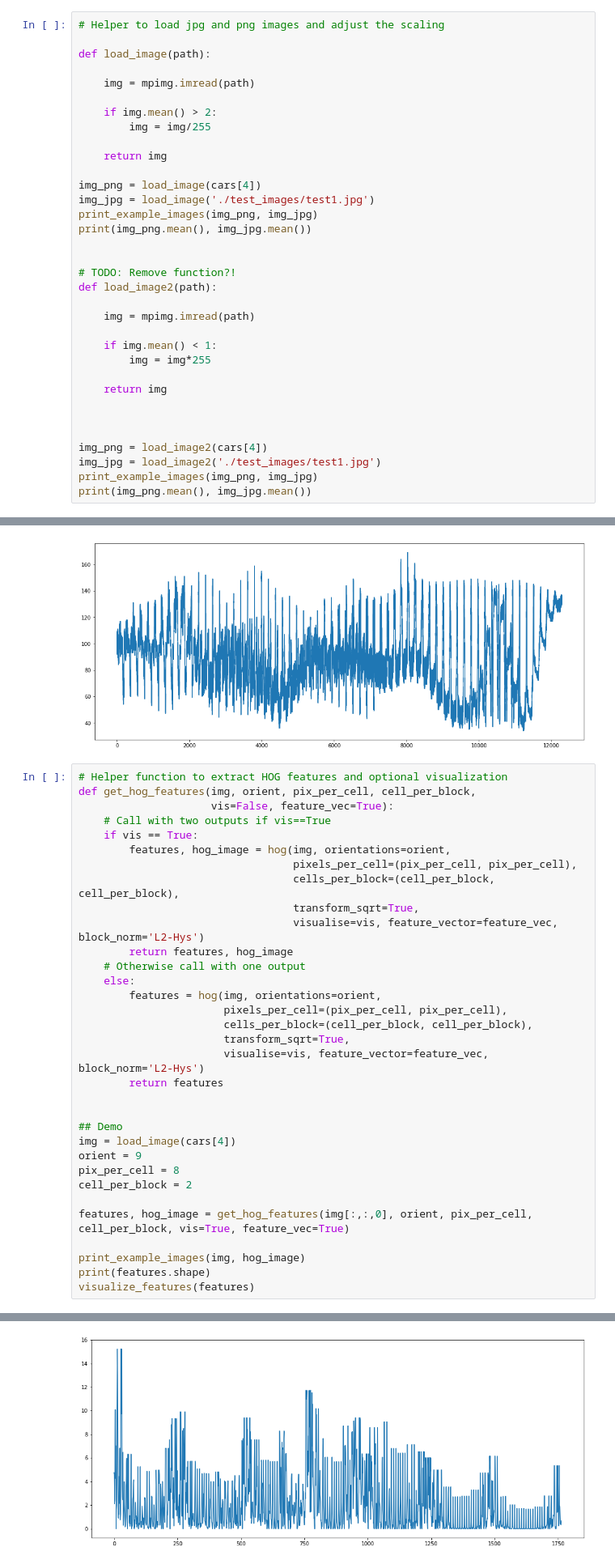
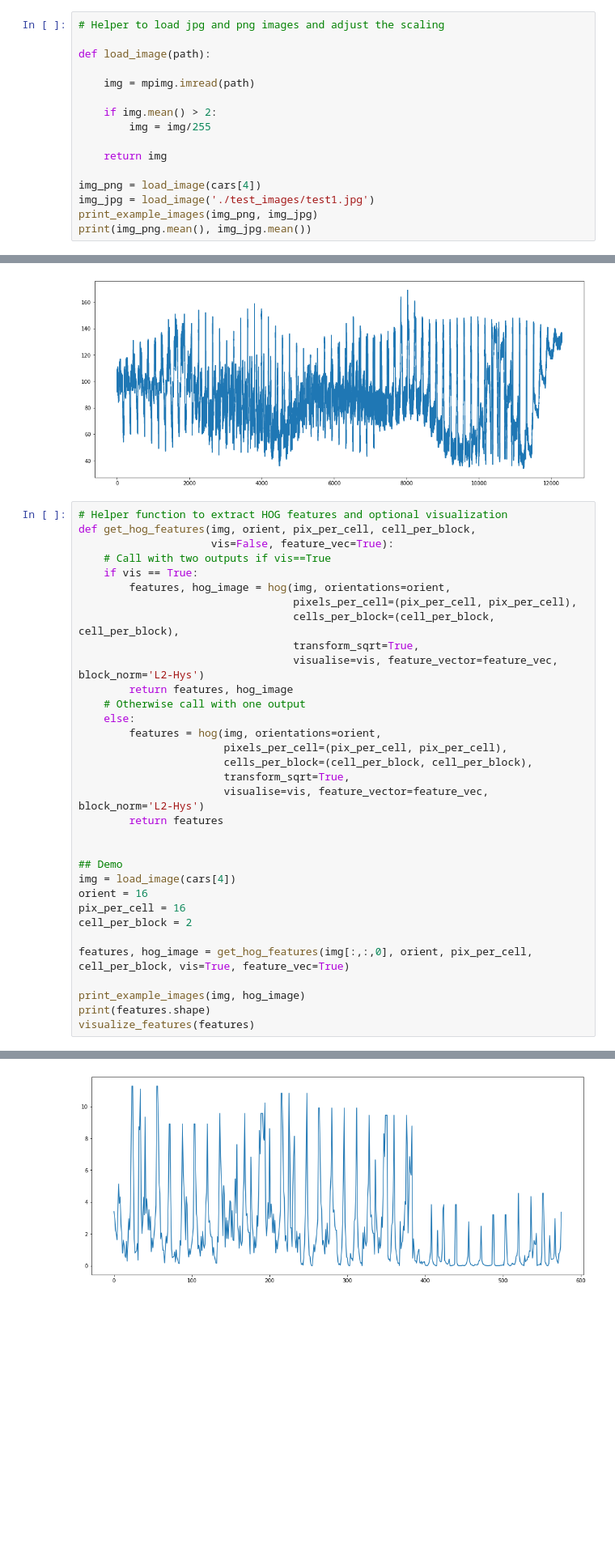
Before and after one commit to stefancyliax/CarND-Vehicle-Detection, a Jupyter notebook: P5_Vehicle_Detection.ipynb, the cells around one changed output, grey strips where cells are left out. Shown at 81% size. Drawn from its saved outputs; the diff is of its cells as text; blank space fills up the shorter version.

```diff
--- a/P5_Vehicle_Detection.ipynb
+++ b/P5_Vehicle_Detection.ipynb
@@ -100,24 +100,6 @@ img_png = load_image(cars[4])
 img_jpg = load_image('./test_images/test1.jpg')
 print_example_images(img_png, img_jpg)
 print(img_png.mean(), img_jpg.mean())
-
-
-# TODO: Remove function?!
-def load_image2(path):
-
-    img = mpimg.imread(path)
-
-    if img.mean() < 1:
-        img = img*255
-
-    return img
-
-
-
-img_png = load_image2(cars[4])
-img_jpg = load_image2('./test_images/test1.jpg')
-print_example_images(img_png, img_jpg)
-print(img_png.mean(), img_jpg.mean())
 # %% [output]
 [figure]
 0.349341 0.49899853622
@@ -160,8 +140,8 @@ def get_hog_features(img, orient, pix_per_cell, cell_per_block,
 
 ## Demo
 img = load_image(cars[4])
-orient = 9
-pix_per_cell = 8
+orient = 16
+pix_per_cell = 16
 cell_per_block = 2
 
 features, hog_image = get_hog_features(img[:,:,0], orient, pix_per_cell, cell_per_block, vis=True, feature_vec=True)
@@ -175,4 +155,4 @@ visualize_features(features)
-[figure, old version]
+[figure, new version]
 # %%
 # Define a function to compute binned color features
 def bin_spatial(img, size=(32, 32)):
```
Also changed, not shown: parts of 24 cells of this notebook.
